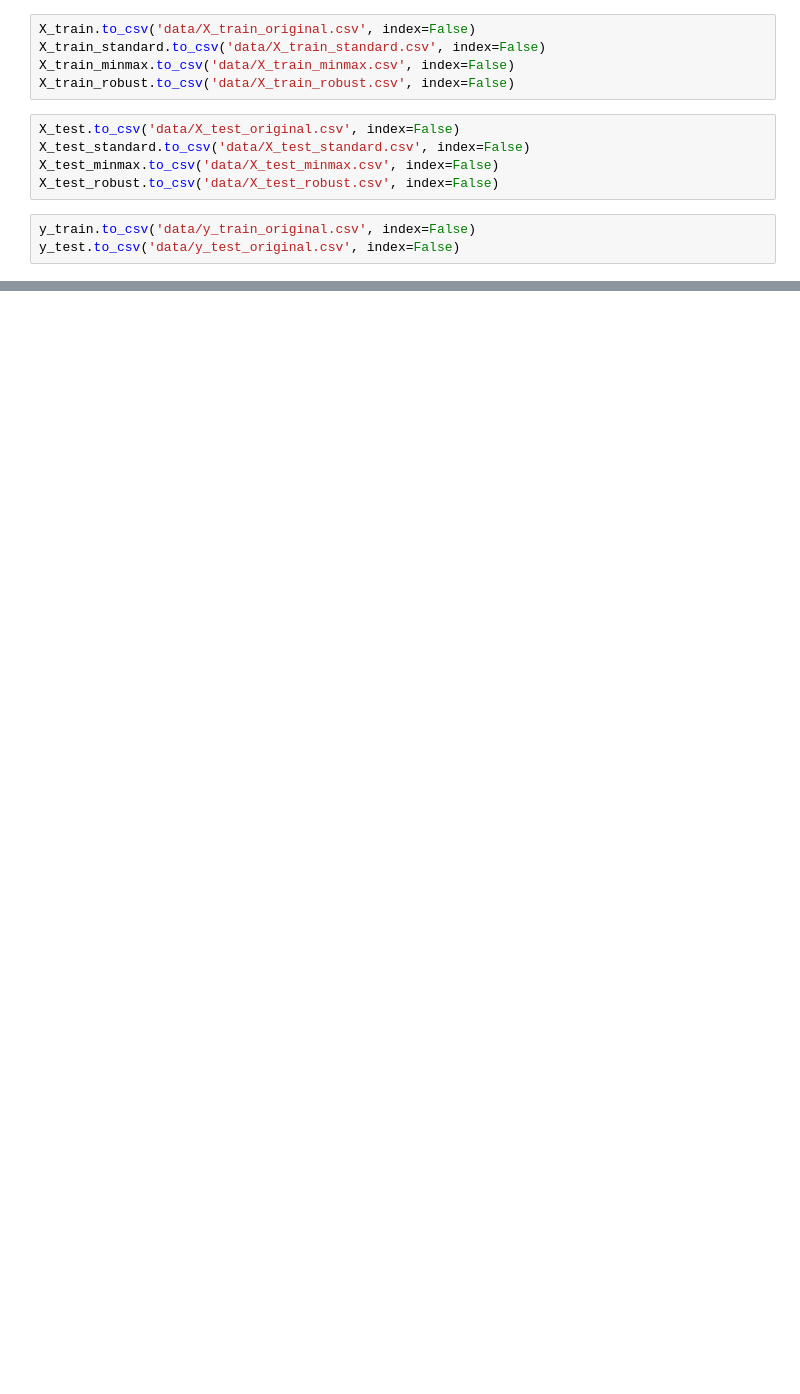
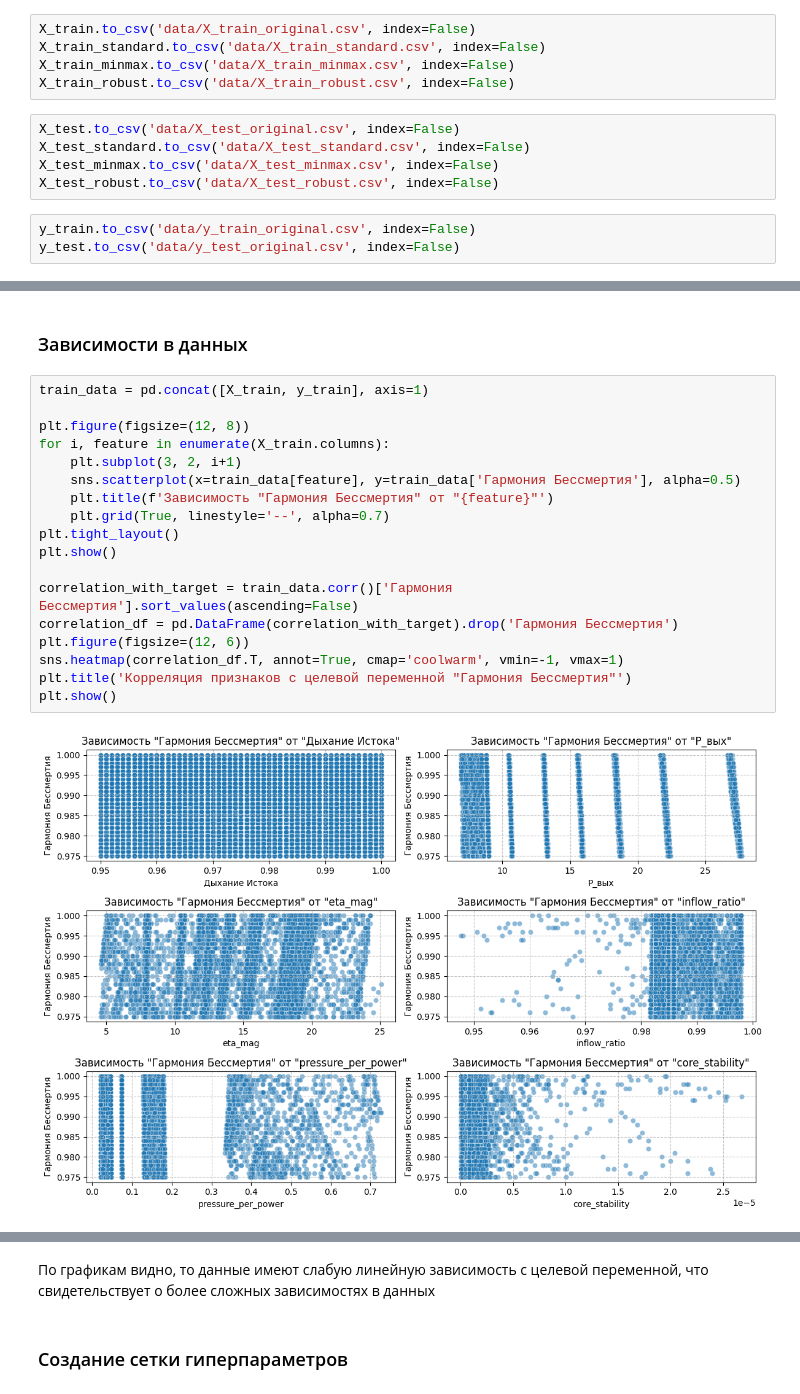
Before and after one commit to smnk-1/data-practicum, a Jupyter notebook: main.ipynb, the cells around one changed output, grey strips where cells are left out. Saved outputs shown, nothing was run; the diff lists cells and outputs as text; blank space fills up the shorter version.

```diff
--- a/data_preprocessing.ipynb
+++ b/main.ipynb
@@ -1073,0 +1148,22 @@ y_test.to_csv('data/y_test_original.csv', index=False)
+# %% [markdown]
+### Зависимости в данных
+# %%
+train_data = pd.concat([X_train, y_train], axis=1)
+
+plt.figure(figsize=(12, 8))
+for i, feature in enumerate(X_train.columns):
+    plt.subplot(3, 2, i+1)
+    sns.scatterplot(x=train_data[feature], y=train_data['Гармония Бессмертия'], alpha=0.5)
+    plt.title(f'Зависимость "Гармония Бессмертия" от "{feature}"')
+    plt.grid(True, linestyle='--', alpha=0.7)
+plt.tight_layout()
+plt.show()
+
+correlation_with_target = train_data.corr()['Гармония Бессмертия'].sort_values(ascending=False)
+correlation_df = pd.DataFrame(correlation_with_target).drop('Гармония Бессмертия')
+plt.figure(figsize=(12, 6))
+sns.heatmap(correlation_df.T, annot=True, cmap='coolwarm', vmin=-1, vmax=1)
+plt.title('Корреляция признаков с целевой переменной "Гармония Бессмертия"')
+plt.show()
+# %% [output]
+[figure, added]
@@ -1073,0 +1171,4 @@ y_test.to_csv('data/y_test_original.csv', index=False)
+# %% [markdown]
+По графикам видно, то данные имеют слабую линейную зависимость с целевой переменной, что свидетельствует о более сложных зависимостях в данных
+# %% [markdown]
+### Создание сетки гиперпараметров
```
Also changed, not shown: parts of 96 cells of this notebook.
